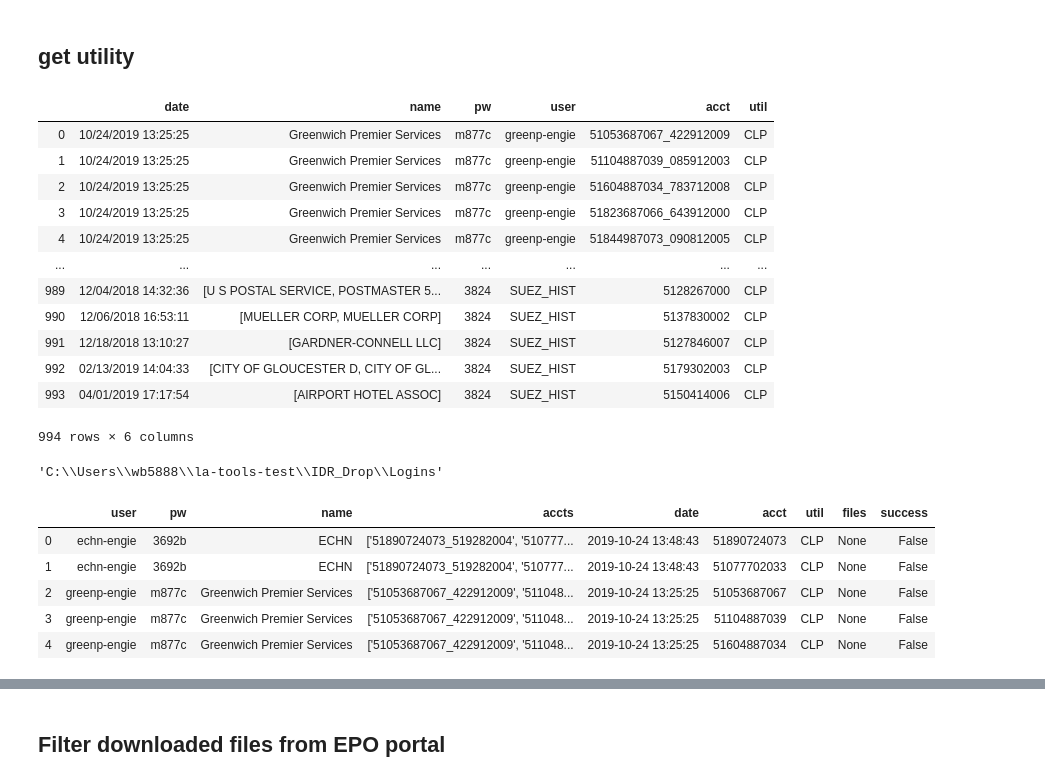
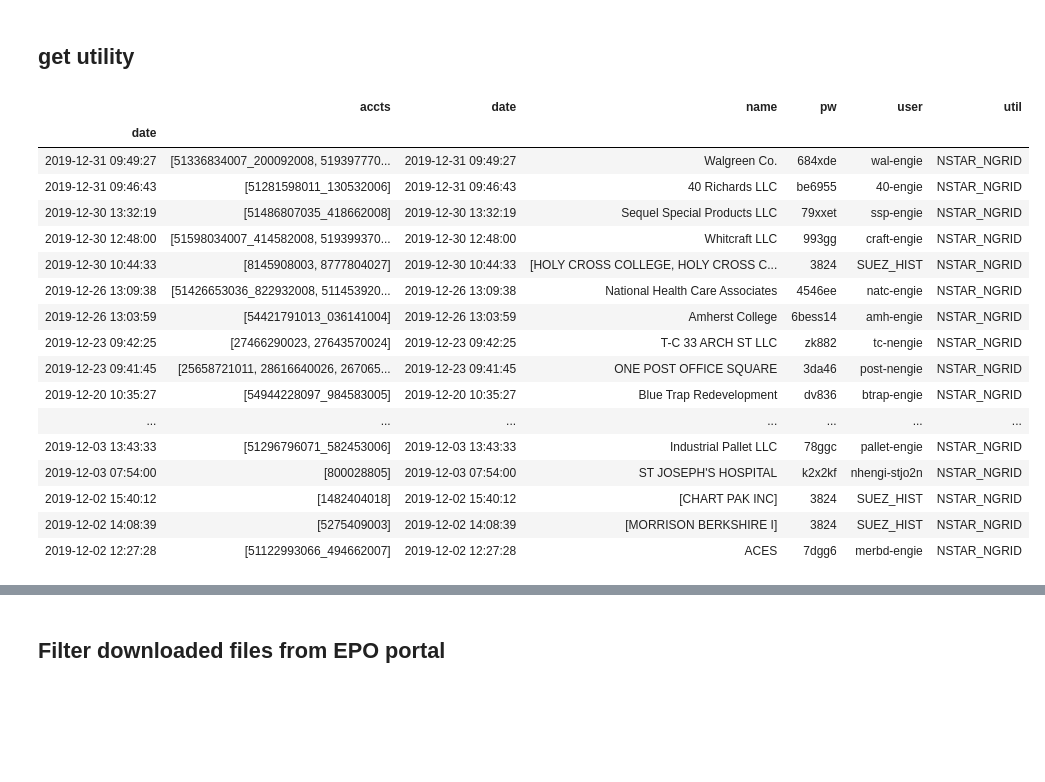
Before and after one commit to stevenhurwitt/la-tools-test, a Jupyter notebook: IDR_Drop/IDR_Drop_Portal.ipynb, the cells around one changed output, grey strips where cells are left out. Drawn from its saved outputs; the diff is of its cells as text; code cells hidden in the pictures; blank space fills up the shorter version.

```diff
--- a/IDR_Drop/IDR_Drop_Portal.ipynb
+++ b/IDR_Drop/IDR_Drop_Portal.ipynb
@@ -88,3 +72,0 @@ os.listdir(os.getcwd())
-# %%
-email_df = pd.read_csv('eversource_logins.csv')
-email_df.head()
@@ -141,27 +89,25 @@ for a in new_email.acct:
         util.append('NSTAR_NGRID')
 
 new_email['util'] = util
-# %%
-test = [(u == 'CLP' or u == 'WMECO') for u in new_email.util]
-eversource = new_email[test].reset_index(drop = True)
-eversource
-# %% [output]
-|  | date | name | pw | user | acct | util |
-| 0 | 10/24/2019 13:25:25 | Greenwich Premier Services | m877c | greenp-engie | 51053687067_422912009 | CLP |
-| 1 | 10/24/2019 13:25:25 | Greenwich Premier Services | m877c | greenp-engie | 51104887039_085912003 | CLP |
-| 2 | 10/24/2019 13:25:25 | Greenwich Premier Services | m877c | greenp-engie | 51604887034_783712008 | CLP |
-| 3 | 10/24/2019 13:25:25 | Greenwich Premier Services | m877c | greenp-engie | 51823687066_643912000 | CLP |
-| 4 | 10/24/2019 13:25:25 | Greenwich Premier Services | m877c | greenp-engie | 51844987073_090812005 | CLP |
-| ... | ... | ... | ... | ... | ... | ... |
-| 989 | 12/04/2018 14:32:36 | [U S POSTAL SERVICE, POSTMASTER 5... | 3824 | SUEZ_HIST | 5128267000 | CLP |
-| 990 | 12/06/2018 16:53:11 | [MUELLER CORP, MUELLER CORP] | 3824 | SUEZ_HIST | 5137830002 | CLP |
-| 991 | 12/18/2018 13:10:27 | [GARDNER-CONNELL LLC] | 3824 | SUEZ_HIST | 5127846007 | CLP |
-| 992 | 02/13/2019 14:04:33 | [CITY OF GLOUCESTER D, CITY OF GL... | 3824 | SUEZ_HIST | 5179302003 | CLP |
-| 993 | 04/01/2019 17:17:54 | [AIRPORT HOTEL ASSOC] | 3824 | SUEZ_HIST | 5150414006 | CLP |
-994 rows × 6 columns
-# %%
-os.getcwd()
-# %% [output]
-'C:\\Users\\wb5888\\la-tools-test\\IDR_Drop\\Logins'
 # %%
 output_df = email_df
+output_df
+# %% [output]
+|  | accts | date | name | pw | user | util |
+| date |  |  |  |  |  |  |
+| 2019-12-31 09:49:27 | [51336834007_200092008, 519397770... | 2019-12-31 09:49:27 | Walgreen Co. | 684xde | wal-engie | NSTAR_NGRID |
+| 2019-12-31 09:46:43 | [51281598011_130532006] | 2019-12-31 09:46:43 | 40 Richards LLC | be6955 | 40-engie | NSTAR_NGRID |
+| 2019-12-30 13:32:19 | [51486807035_418662008] | 2019-12-30 13:32:19 | Sequel Special Products LLC | 79xxet | ssp-engie | NSTAR_NGRID |
+| 2019-12-30 12:48:00 | [51598034007_414582008, 519399370... | 2019-12-30 12:48:00 | Whitcraft LLC | 993gg | craft-engie | NSTAR_NGRID |
+| 2019-12-30 10:44:33 | [8145908003, 8777804027] | 2019-12-30 10:44:33 | [HOLY CROSS COLLEGE, HOLY CROSS C... | 3824 | SUEZ_HIST | NSTAR_NGRID |
+| 2019-12-26 13:09:38 | [51426653036_822932008, 511453920... | 2019-12-26 13:09:38 | National Health Care Associates | 4546ee | natc-engie | NSTAR_NGRID |
+| 2019-12-26 13:03:59 | [54421791013_036141004] | 2019-12-26 13:03:59 | Amherst College | 6bess14 | amh-engie | NSTAR_NGRID |
+| 2019-12-23 09:42:25 | [27466290023, 27643570024] | 2019-12-23 09:42:25 | T-C 33 ARCH ST LLC | zk882 | tc-nengie | NSTAR_NGRID |
+| 2019-12-23 09:41:45 | [25658721011, 28616640026, 267065... | 2019-12-23 09:41:45 | ONE POST OFFICE SQUARE | 3da46 | post-nengie | NSTAR_NGRID |
+| 2019-12-20 10:35:27 | [54944228097_984583005] | 2019-12-20 10:35:27 | Blue Trap Redevelopment | dv836 | btrap-engie | NSTAR_NGRID |
+| ... | ... | ... | ... | ... | ... | ... |
+| 2019-12-03 13:43:33 | [51296796071_582453006] | 2019-12-03 13:43:33 | Industrial Pallet LLC | 78ggc | pallet-engie | NSTAR_NGRID |
+| 2019-12-03 07:54:00 | [800028805] | 2019-12-03 07:54:00 | ST JOSEPH'S HOSPITAL | k2x2kf | nhengi-stjo2n | NSTAR_NGRID |
+| 2019-12-02 15:40:12 | [1482404018] | 2019-12-02 15:40:12 | [CHART PAK INC] | 3824 | SUEZ_HIST | NSTAR_NGRID |
+| 2019-12-02 14:08:39 | [5275409003] | 2019-12-02 14:08:39 | [MORRISON BERKSHIRE I] | 3824 | SUEZ_HIST | NSTAR_NGRID |
+| 2019-12-02 12:27:28 | [51122993066_494662007] | 2019-12-02 12:27:28 | ACES | 7dgg6 | merbd-engie | NSTAR_NGRID |
@@ -170,12 +114,3 @@ eversource.to_csv('eversource_logins.csv', index = False)
-# %%
-output_df.head()
-# %% [output]
-|  | user | pw | name | accts | date | acct | util | files | success |
-| 0 | echn-engie | 3692b | ECHN | ['51890724073_519282004', '510777... | 2019-10-24 13:48:43 | 51890724073 | CLP | None | False |
-| 1 | echn-engie | 3692b | ECHN | ['51890724073_519282004', '510777... | 2019-10-24 13:48:43 | 51077702033 | CLP | None | False |
-| 2 | greenp-engie | m877c | Greenwich Premier Services | ['51053687067_422912009', '511048... | 2019-10-24 13:25:25 | 51053687067 | CLP | None | False |
-| 3 | greenp-engie | m877c | Greenwich Premier Services | ['51053687067_422912009', '511048... | 2019-10-24 13:25:25 | 51104887039 | CLP | None | False |
-| 4 | greenp-engie | m877c | Greenwich Premier Services | ['51053687067_422912009', '511048... | 2019-10-24 13:25:25 | 51604887034 | CLP | None | False |
 # %%
 results = []
 files = []
```
Also changed, not shown: parts of 12 cells of this notebook, 2 other files.
